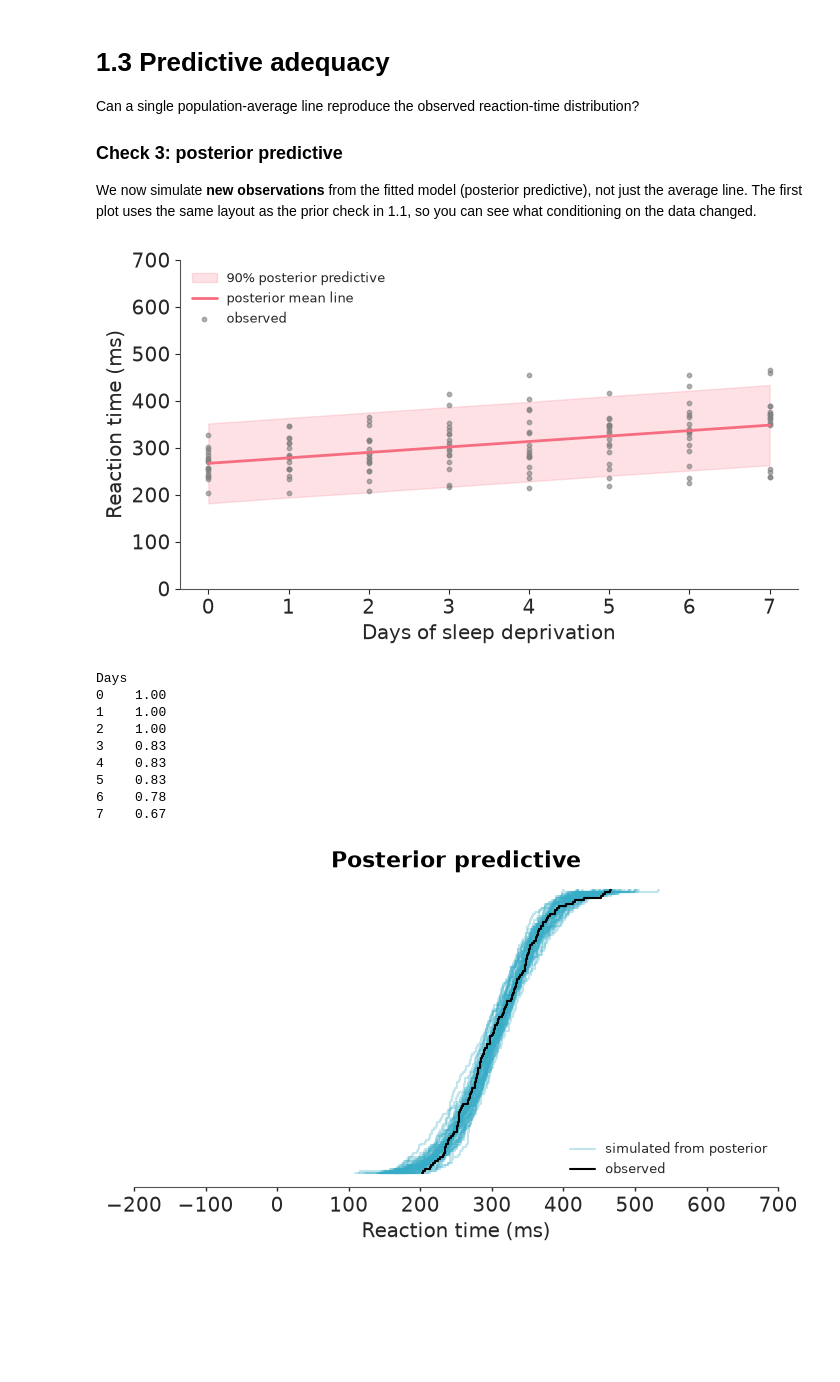
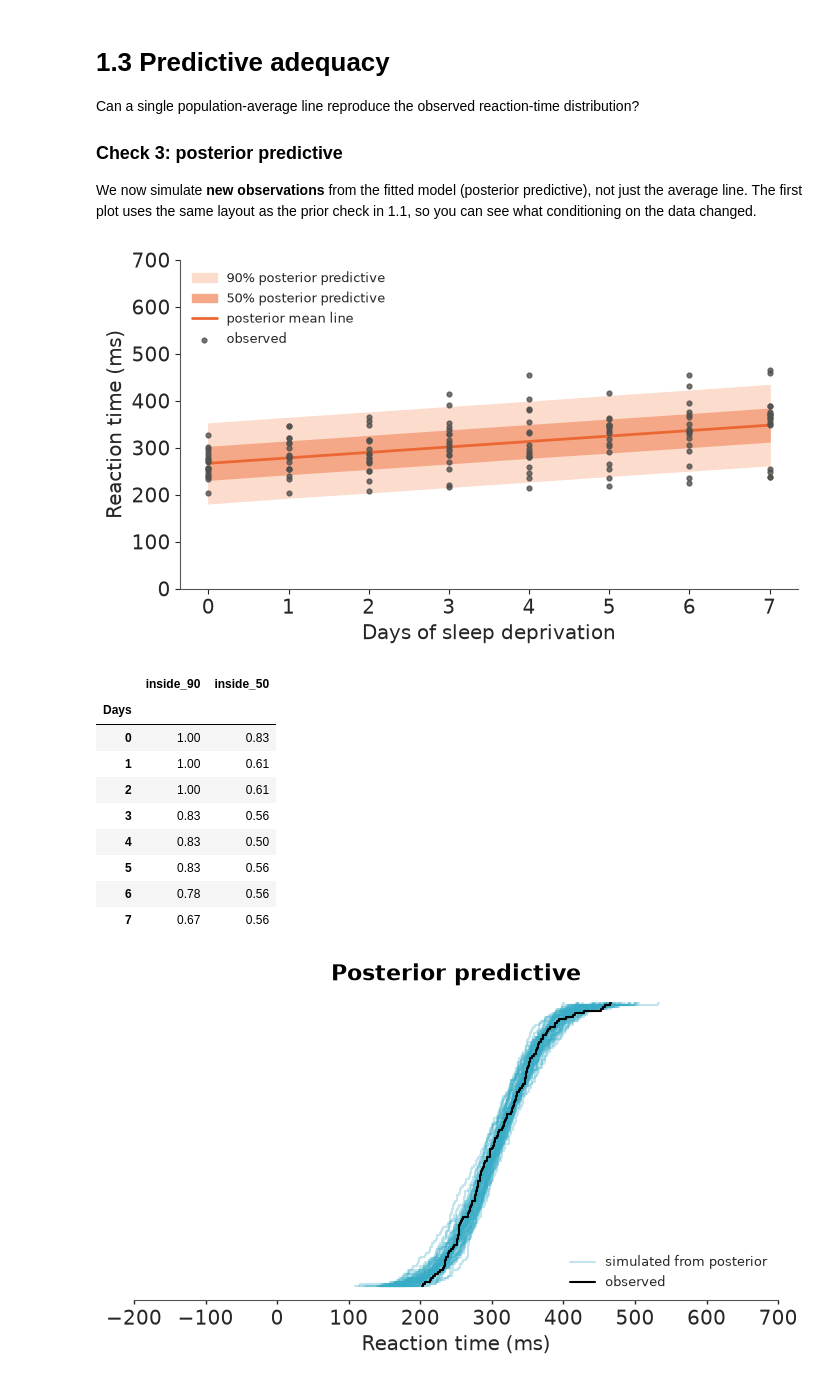
Before and after one commit to EnzonioBanderas/BayesianShortCourse, a Jupyter notebook: sleep/01_linear_baseline.ipynb, the cells around one changed output. Drawn from its saved outputs; the diff is of its cells as text; code cells hidden in the pictures; blank space fills up the shorter version.

```diff
--- a/sleep/01_linear_baseline.ipynb
+++ b/sleep/01_linear_baseline.ipynb
@@ -33,6 +33,11 @@ import arviz_plots as azp
 RANDOM_SEED = 20260924
 azp.style.use("arviz-variat")
 
+# Predictive-band colours: one hue per stage, light (90%) -> darker (50%) -> line
+PRIOR_90, PRIOR_50, PRIOR_LINE = "#cde2fb", "#86b6ef", "#2a78d6"  # blue
+POST_90, POST_50, POST_LINE = "#fbdccd", "#f5a888", "#eb6834"     # orange
+OBS = "#52514e"                                                   # observed data
+
 print("PyMC:", pm.__version__)
 print("Bambi:", bmb.__version__)
 print("arviz-base:", azb.__version__)
@@ -284,29 +291,35 @@ We now simulate **new observations** from the fitted model (posterior predictive
 # %%
 model.predict(idata, kind="response", inplace=True, random_seed=RANDOM_SEED)
 y_post = idata["posterior_predictive"]["Reaction"].values.reshape(-1, len(sleep))
 
 fig, ax = plt.subplots(figsize=(7, 4))
-band = np.array([np.percentile(y_post[:, sleep["Days"] == d], [5, 95]) for d in days])
-ax.fill_between(days, band[:, 0], band[:, 1], color="C1", alpha=0.2, label="90% posterior predictive")
-ax.plot(days, mu.mean(axis=0), color="C1", lw=2, label="posterior mean line")
-ax.scatter(sleep["Days"], sleep["Reaction"], s=10, color="0.5", alpha=0.6, label="observed")
+band = {q: np.array([np.percentile(y_post[:, sleep["Days"] == d], [50 - q / 2, 50 + q / 2]) for d in days])
+        for q in (90, 50)}
+ax.fill_between(days, *band[90].T, color=POST_90, label="90% posterior predictive")
+ax.fill_between(days, *band[50].T, color=POST_50, label="50% posterior predictive")
+ax.plot(days, mu.mean(axis=0), color=POST_LINE, lw=2, label="posterior mean line")
+ax.scatter(sleep["Days"], sleep["Reaction"], s=12, color=OBS, alpha=0.8, label="observed", zorder=3)
 ax.set(xlabel="Days of sleep deprivation", ylabel="Reaction time (ms)", ylim=(0, 700))
 ax.legend(frameon=False, fontsize=9, loc="upper left")
 plt.show()
 
-inside = (sleep["Reaction"] >= band[sleep["Days"], 0]) & (sleep["Reaction"] <= band[sleep["Days"], 1])
-print(sleep.assign(inside_90=inside).groupby("Days")["inside_90"].mean().round(2).to_string())
+coverage = pd.DataFrame({
+    f"inside_{q}": (sleep["Reaction"] >= band[q][sleep["Days"], 0]) & (sleep["Reaction"] <= band[q][sleep["Days"], 1])
+    for q in (90, 50)
+}).groupby(sleep["Days"]).mean().round(2)
+coverage  # a well-calibrated model has ~0.90 and ~0.50 on every day
 # %% [output]
-[figure, old version]
+[figure, new version]
-Days
-0    1.00
-1    1.00
-2    1.00
-3    0.83
-4    0.83
-5    0.83
-6    0.78
-7    0.67
+|  | inside_90 | inside_50 |
+| Days |  |  |
+| 0 | 1.00 | 0.83 |
+| 1 | 1.00 | 0.61 |
+| 2 | 1.00 | 0.61 |
+| 3 | 0.83 | 0.56 |
+| 4 | 0.83 | 0.50 |
+| 5 | 0.83 | 0.56 |
+| 6 | 0.78 | 0.56 |
+| 7 | 0.67 | 0.56 |
 # %%
 azp.plot_ppc_dist(idata, var_names=["Reaction"], kind="ecdf", figure_kwargs={"figsize": (7, 4)})
 
```
Also changed, not shown: parts of 5 cells of this notebook.
